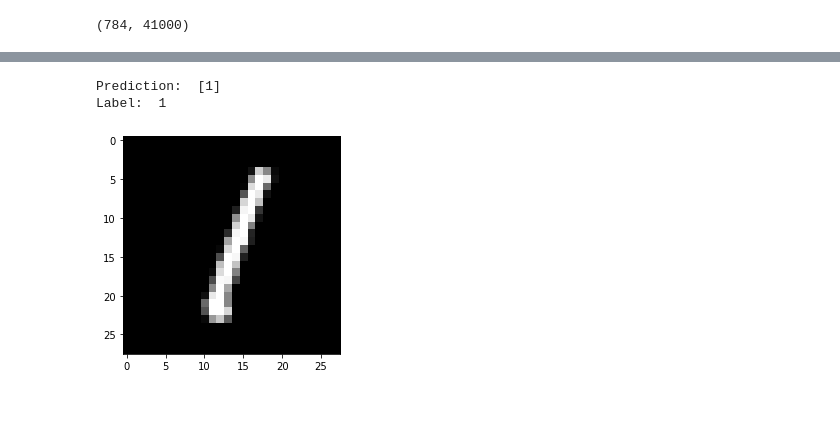
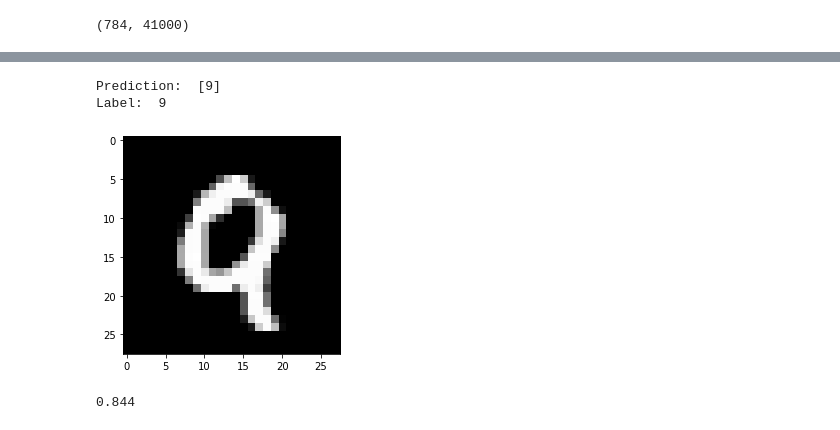
Before and after one commit to badri7489/Neural_Network, a Jupyter notebook: MNIST_from_scratch.ipynb, the cells around one changed output, grey strips where cells are left out. Saved outputs shown, nothing was run; the diff lists cells and outputs as text; code cells hidden in the pictures.

```diff
--- a/MNIST_from_scratch.ipynb
+++ b/MNIST_from_scratch.ipynb
@@ -158,6 +158,11 @@ Label:  5
 # %%
-test_prediction(12324, W1, b1, W2, b2)
+test_prediction(686, W1, b1, W2, b2)
 # %% [output]
-Prediction:  [1]
-Label:  1
+Prediction:  [9]
+Label:  9
-[figure, old version]
+[figure, new version]
+# %%
+test_predictions = make_predictions(X_test, W1, b1, W2, b2)
+get_accuracy(test_predictions, Y_test)
+# %% [output]
+0.844
```
Also changed, not shown: parts of 10 cells of this notebook.
